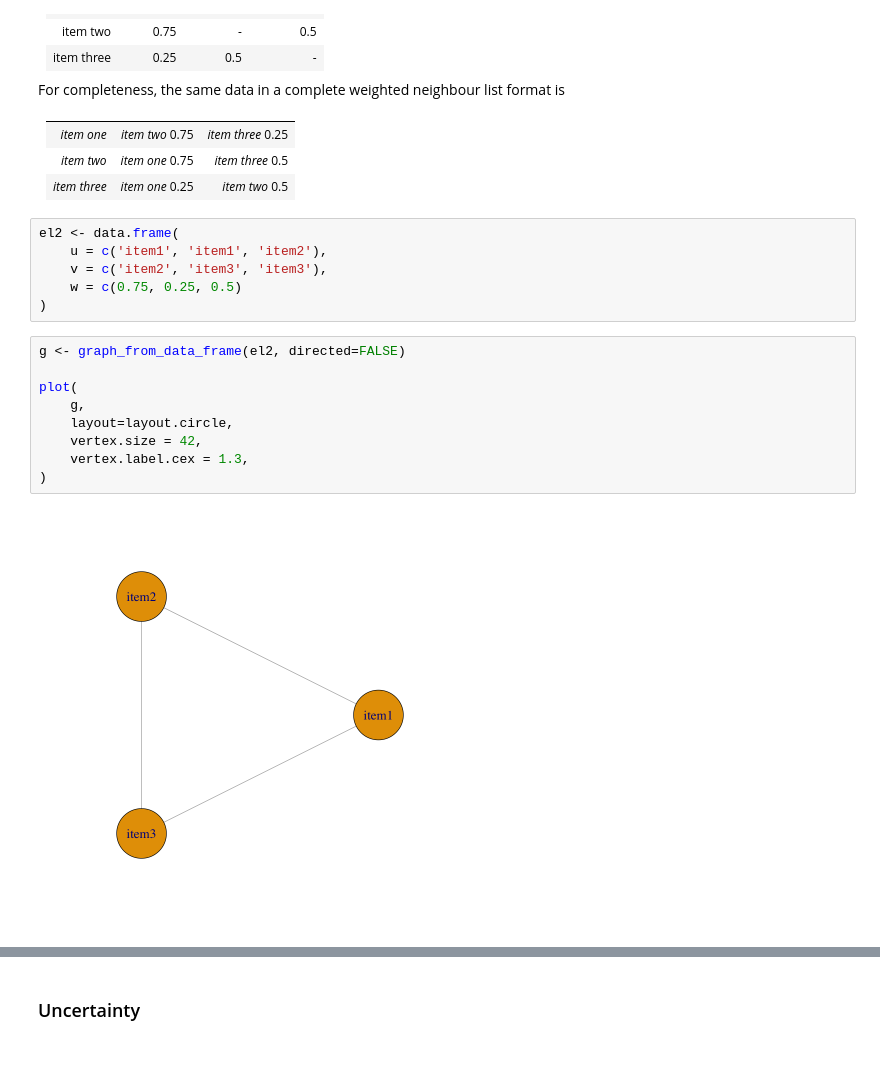
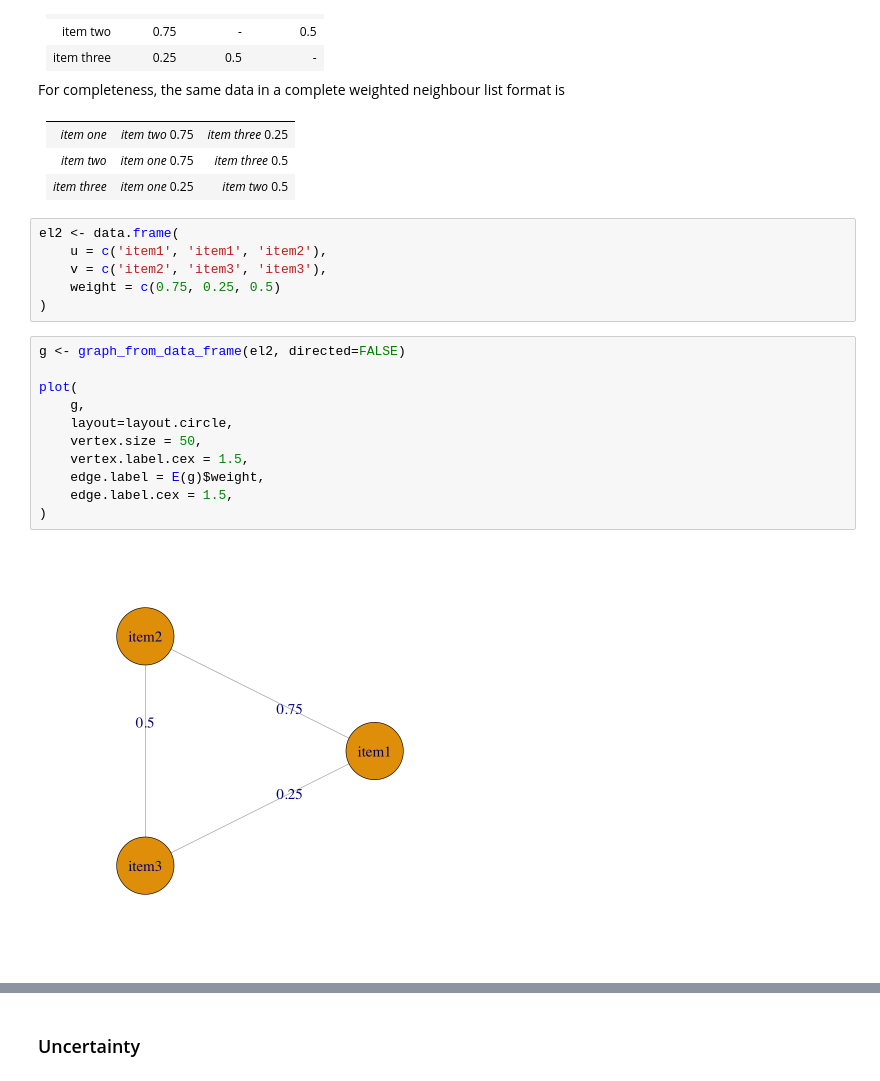
Before and after one commit to surveygraph/surveygraph-tutorials, a Jupyter notebook: graphs-from-surveys.ipynb, the cells around one changed output, grey strips where cells are left out. Drawn from its saved outputs; the diff is of its cells as text.

```diff
--- a/graphs-from-surveys.ipynb
+++ b/graphs-from-surveys.ipynb
@@ -115,19 +117,21 @@ For completeness, the same data in a complete weighted neighbour list format is
 el2 <- data.frame(
     u = c('item1', 'item1', 'item2'),
     v = c('item2', 'item3', 'item3'),
-    w = c(0.75, 0.25, 0.5)
+    weight = c(0.75, 0.25, 0.5)
 )
 # %%
 g <- graph_from_data_frame(el2, directed=FALSE)
 
 plot(
     g,
     layout=layout.circle,
-    vertex.size = 42,
-    vertex.label.cex = 1.3,
+    vertex.size = 50,
+    vertex.label.cex = 1.5,
+    edge.label = E(g)$weight,
+    edge.label.cex = 1.5,
 )
 # %% [output]
-[figure, old version]
+[figure, new version]
 # %% [markdown]
 <div class='sidenote-cell'>
 We can formalise this measure as follows. For a given individual responding to an $L_i$ and $L_j$ point Likert scales, if $r_i$ and $r_j$ are the responses to items $i$ and $j$, respectively, the similarity $s$ between items $i$ and $j$ is given by
```
Also changed, not shown: parts of 19 cells of this notebook, 1 other file.
